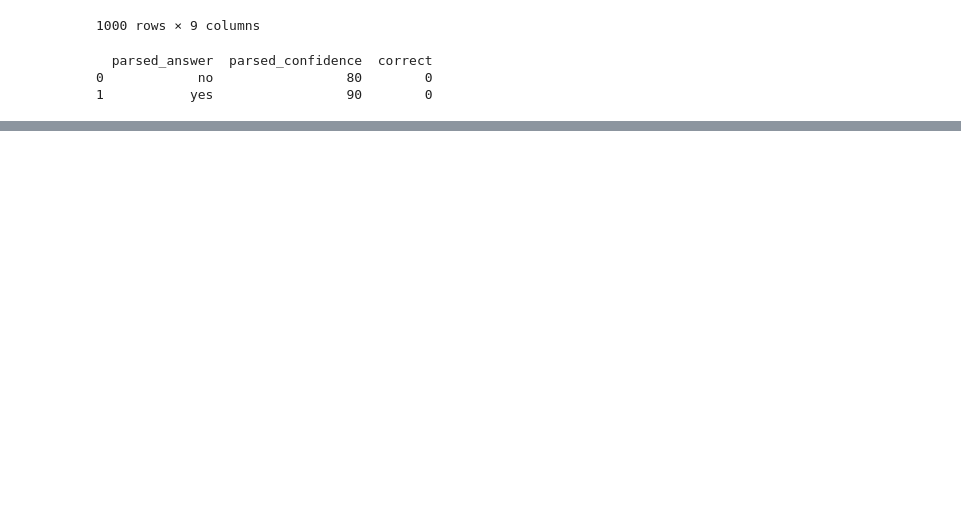
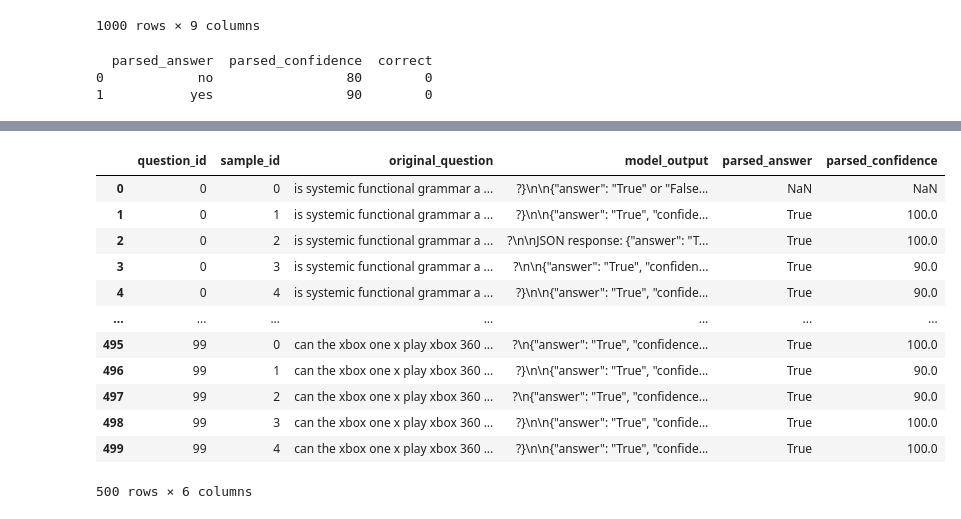
Before and after one commit to christian-hobelsberger/LLMUncertainty, a Jupyter notebook: analyze_confidence_output.ipynb, the cells around one changed output, grey strips where cells are left out. Cells and saved outputs as stored; diff of their text form; code cells hidden in the pictures; blank space fills up the shorter version.

```diff
--- a/analyze_confidence_output.ipynb
+++ b/analyze_confidence_output.ipynb
@@ -713,0 +718,16 @@ dataset = 'squad'  # Change this to 'trivia', 'gsm8k
+# %%
+df_boolq_multi
+# %% [output]
+|  | question_id | sample_id | original_question | model_output | parsed_answer | parsed_confidence |
+| 0 | 0 | 0 | is systemic functional grammar a ... | ?}\n\n{"answer": "True" or "False... | NaN | NaN |
+| 1 | 0 | 1 | is systemic functional grammar a ... | ?}\n\n{"answer": "True", "confide... | True | 100.0 |
+| 2 | 0 | 2 | is systemic functional grammar a ... | ?\n\nJSON response: {"answer": "T... | True | 100.0 |
+| 3 | 0 | 3 | is systemic functional grammar a ... | ?\n\n{"answer": "True", "confiden... | True | 90.0 |
+| 4 | 0 | 4 | is systemic functional grammar a ... | ?}\n\n{"answer": "True", "confide... | True | 90.0 |
+| ... | ... | ... | ... | ... | ... | ... |
+| 495 | 99 | 0 | can the xbox one x play xbox 360 ... | ?\n{"answer": "True", "confidence... | True | 100.0 |
+| 496 | 99 | 1 | can the xbox one x play xbox 360 ... | ?}\n\n{"answer": "True", "confide... | True | 90.0 |
+| 497 | 99 | 2 | can the xbox one x play xbox 360 ... | ?\n{"answer": "True", "confidence... | True | 90.0 |
+| 498 | 99 | 3 | can the xbox one x play xbox 360 ... | ?}\n\n{"answer": "True", "confide... | True | 100.0 |
+| 499 | 99 | 4 | can the xbox one x play xbox 360 ... | ?}\n\n{"answer": "True", "confide... | True | 100.0 |
+500 rows × 6 columns
```
Also changed, not shown: parts of 5 cells of this notebook, 6 other files.
